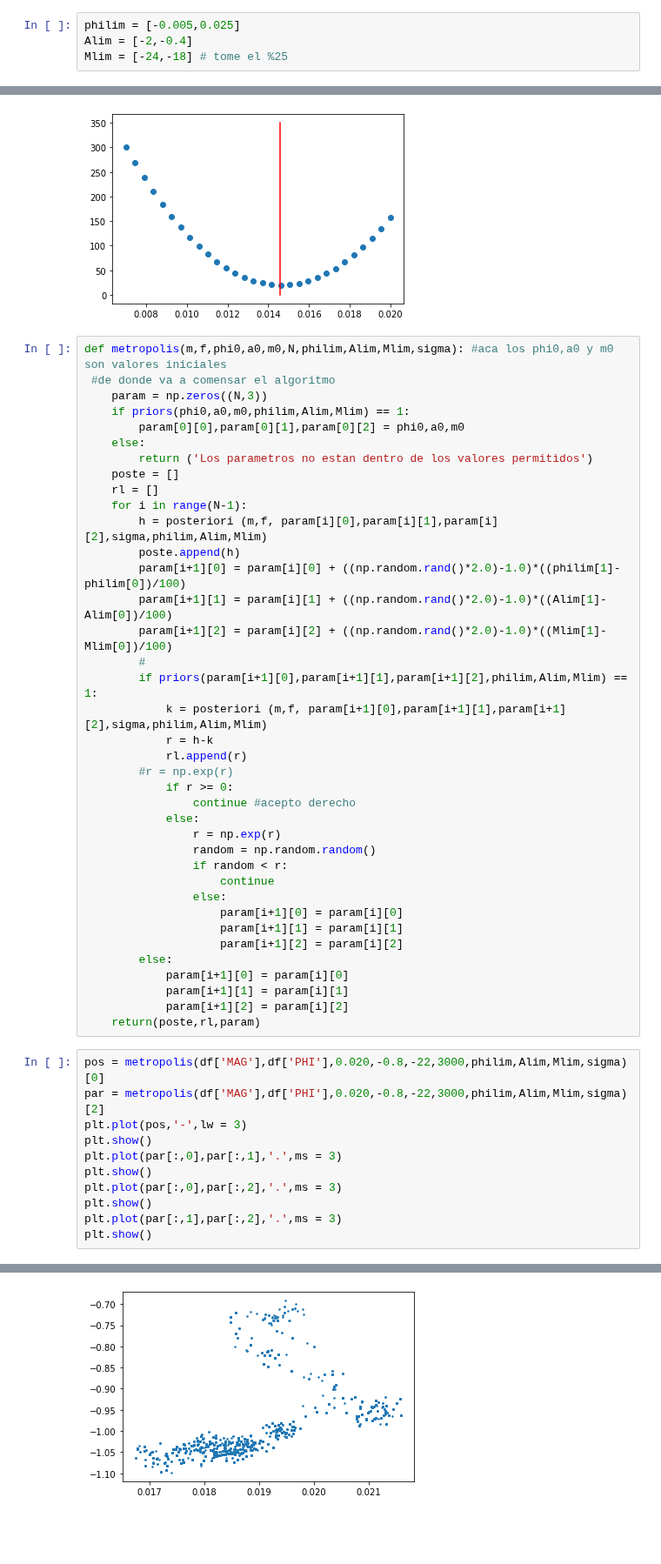
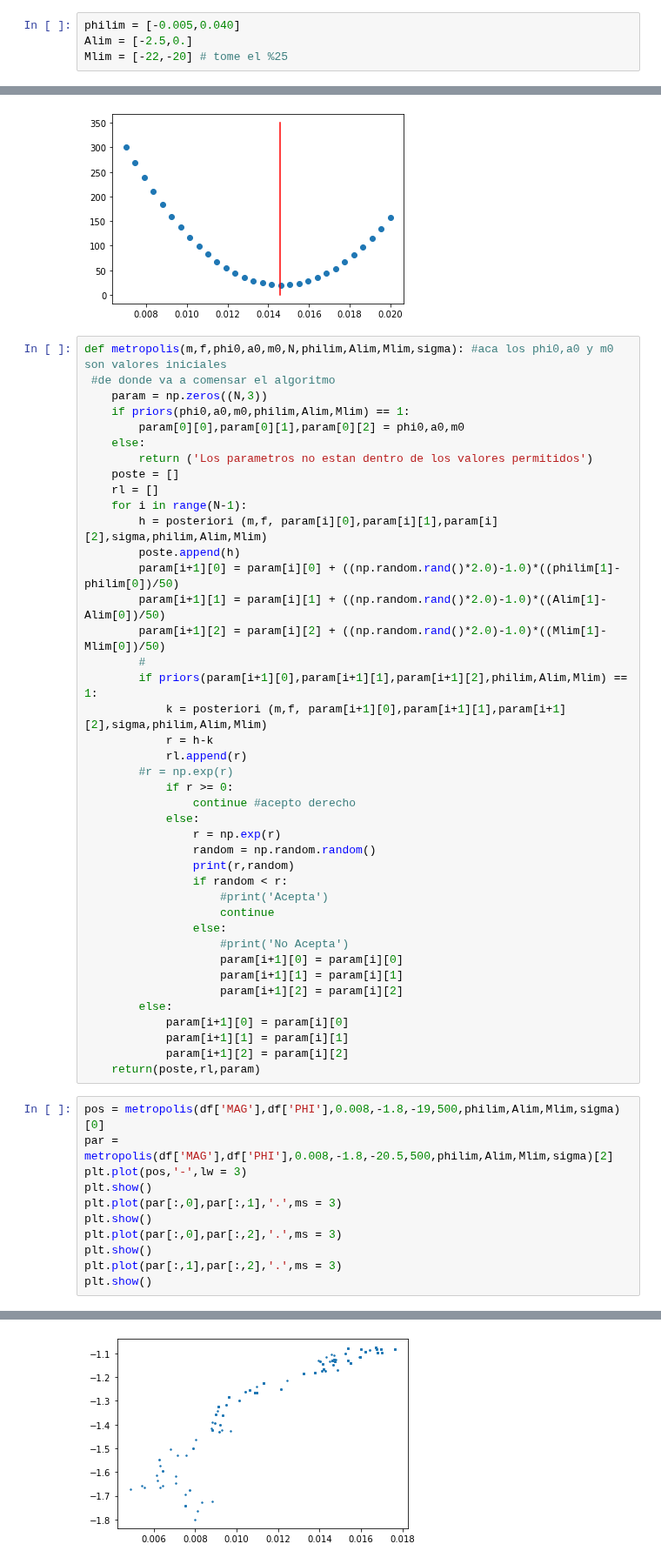
Before and after one commit to MarcosAJB00/Astrometria, a Jupyter notebook: prueba2.ipynb, the cells around one changed output, grey strips where cells are left out. Shown at 87% size. Saved outputs shown, nothing was run; the diff lists cells and outputs as text; blank space fills up the shorter version.

```diff
--- a/prueba2.ipynb
+++ b/prueba2.ipynb
@@ -46,9 +46,9 @@ def likelihood(M,phi,phi0,a0,M0,sigma):
 # %% [markdown]
 Voy a tomar los limites de los parametros como  +-%50 de los dados por Baltom
 # %%
-philim = [-0.005,0.025]
-Alim = [-2,-0.4]
-Mlim = [-24,-18] # tome el %25
+philim = [-0.005,0.040]
+Alim = [-2.5,0.]
+Mlim = [-22,-20] # tome el %25
 # %%
 def priors(phi0,a0,m0,philim,Alim,Mlim):
     if (philim[0]<= phi0) & (phi0 <= philim[1]) & (a0 >= Alim[0]) & (a0 <= Alim[1]) & (Mlim[0]<= m0) & (Mlim[1]>= m0):
@@ -90,9 +90,9 @@ def metropolis(m,f,phi0,a0,m0,N,philim,Alim,Mlim,sigma): #aca los phi0,a0 y m0 s
     for i in range(N-1):
         h = posteriori (m,f, param[i][0],param[i][1],param[i][2],sigma,philim,Alim,Mlim)
         poste.append(h)
-        param[i+1][0] = param[i][0] + ((np.random.rand()*2.0)-1.0)*((philim[1]-philim[0])/100)
-        param[i+1][1] = param[i][1] + ((np.random.rand()*2.0)-1.0)*((Alim[1]-Alim[0])/100)
-        param[i+1][2] = param[i][2] + ((np.random.rand()*2.0)-1.0)*((Mlim[1]-Mlim[0])/100)
+        param[i+1][0] = param[i][0] + ((np.random.rand()*2.0)-1.0)*((philim[1]-philim[0])/50)
+        param[i+1][1] = param[i][1] + ((np.random.rand()*2.0)-1.0)*((Alim[1]-Alim[0])/50)
+        param[i+1][2] = param[i][2] + ((np.random.rand()*2.0)-1.0)*((Mlim[1]-Mlim[0])/50)
         #
         if priors(param[i+1][0],param[i+1][1],param[i+1][2],philim,Alim,Mlim) == 1:
             k = posteriori (m,f, param[i+1][0],param[i+1][1],param[i+1][2],sigma,philim,Alim,Mlim)
@@ -104,9 +104,12 @@ def metropolis(m,f,phi0,a0,m0,N,philim,Alim,Mlim,sigma): #aca los phi0,a0 y m0 s
             else:
                 r = np.exp(r)
                 random = np.random.random()
+                print(r,random)
                 if random < r:
+                    #print('Acepta')
                     continue
                 else:
+                    #print('No Acepta')
                     param[i+1][0] = param[i][0]
                     param[i+1][1] = param[i][1]
                     param[i+1][2] = param[i][2]
@@ -116,8 +119,8 @@ def metropolis(m,f,phi0,a0,m0,N,philim,Alim,Mlim,sigma): #aca los phi0,a0 y m0 s
             param[i+1][2] = param[i][2]
     return(poste,rl,param)
 # %%
-pos = metropolis(df['MAG'],df['PHI'],0.020,-0.8,-22,3000,philim,Alim,Mlim,sigma)[0]
-par = metropolis(df['MAG'],df['PHI'],0.020,-0.8,-22,3000,philim,Alim,Mlim,sigma)[2]
+pos = metropolis(df['MAG'],df['PHI'],0.008,-1.8,-19,500,philim,Alim,Mlim,sigma)[0]
+par = metropolis(df['MAG'],df['PHI'],0.008,-1.8,-20.5,500,philim,Alim,Mlim,sigma)[2]
 plt.plot(pos,'-',lw = 3)
 plt.show()
 plt.plot(par[:,0],par[:,1],'.',ms = 3)
@@ -131 +151 @@ plt.show()
-[figure, old version]
+[figure, new version]
```
Also changed, not shown: parts of 1 cell of this notebook.
